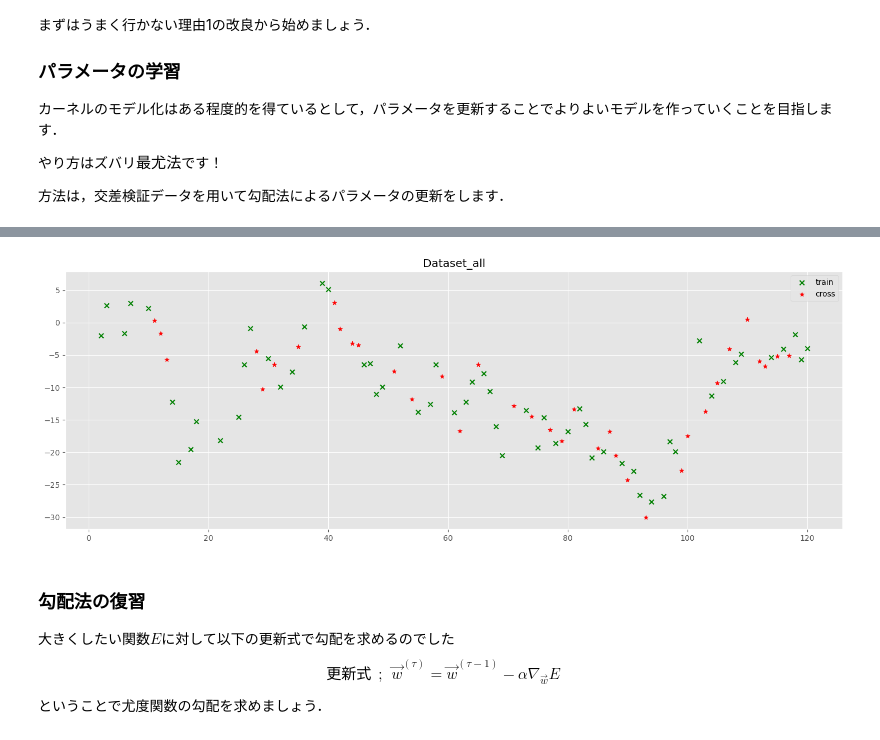
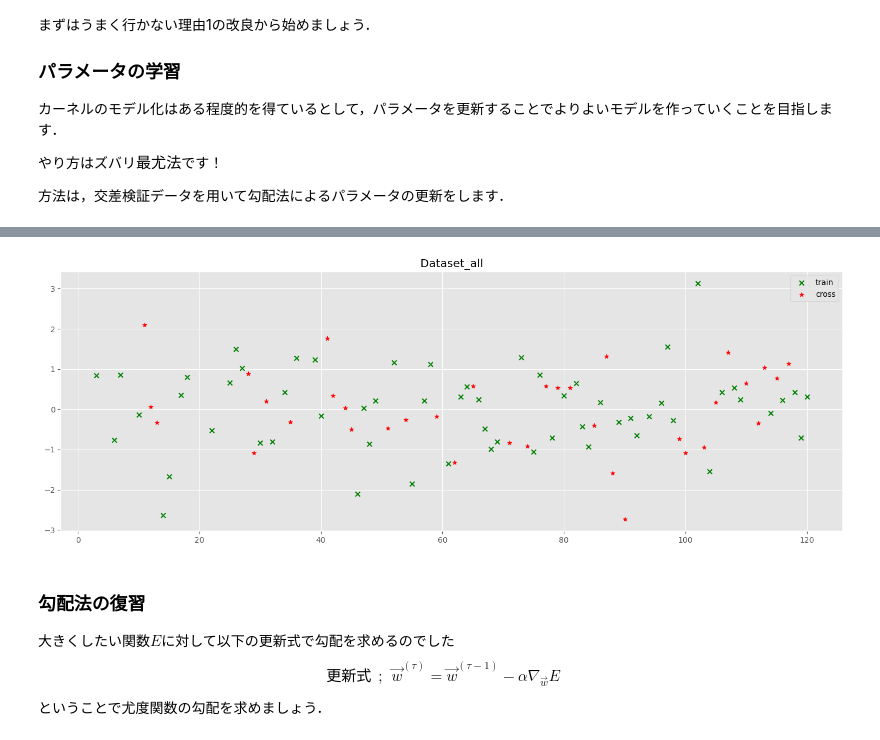
Before and after one commit to LABO-M/Gaussian_process, a Jupyter notebook: Gaussian_Process.ipynb, the cells around one changed output, grey strips where cells are left out. Cells and saved outputs as stored; diff of their text form; code cells hidden in the pictures.

```diff
--- a/Gaussian_Process.ipynb
+++ b/Gaussian_Process.ipynb
@@ -333,0 +483,11 @@ plt.show()
+# %%
+from sklearn.preprocessing import StandardScaler
+
+# StandardScalerのインスタンスを作成します
+scaler = StandardScaler()
+
+# 'random_walk'列を標準化します
+D_train['random_walk_scaled'] = scaler.fit_transform(D_train[['random_walk_diff']])
+
+# 結果を表示します
+D_train.head()
@@ -333,0 +503,12 @@ plt.show()
+# %%
+# 交差検証データの差分を取る
+D_cross['random_walk_diff'] = D_cross['random_walk'].diff()
+D_cross = D_cross.dropna()
+# テストデータの差分を取る
+D_test['random_walk_diff'] = D_test['random_walk'].diff()
+D_test = D_test.dropna()
+# %%
+# 'random_walk'列を標準化します
+D_cross['random_walk_scaled'] = scaler.fit_transform(D_cross[['random_walk_diff']])
+# 'random_walk'列を標準化します
+D_test['random_walk_scaled'] = scaler.fit_transform(D_test[['random_walk_diff']])
@@ -832,6 +1367,13 @@ $$
 やり方はズバリ$\textbf{最尤法}$です！
 
 方法は，交差検証データを用いて勾配法によるパラメータの更新をします．
+# %%
+X_train = D_train["x"]
+y_train = D_train["random_walk_scaled"]
+X_cross = D_cross["x"]
+y_cross = D_cross["random_walk_scaled"]
+X_test = D_test["x"]
+y_test = D_test["random_walk_scaled"]
 # %%
 D_cross.head() # 並び替えはしていない，理由は確率的勾配法みたいになるかと思って
 # %% [output]
@@ -844,19 +1386,15 @@ D_cross.head() # 並び替えはしていない，理由は確率的勾配法み
 # %%
 # coding: utf-8
 fig , ax = plt.subplots(figsize=(18, 6))
 
-train_x = D_train["x"]
-train_y = D_train["random_walk"]
-cross_x = D_cross["x"]
-cross_y = D_cross["random_walk"]
-ax.scatter(train_x , train_y,marker='x' , label = 'train',color='green')
-ax.scatter(cross_x , cross_y ,marker = '*' , label = 'cross' ,color='red')
+ax.scatter(X_train , y_train,marker='x' , label = 'train',color='green')
+ax.scatter(X_cross , y_cross ,marker = '*' , label = 'cross' ,color='red')
 ax.set_title("Dataset_all")
 
 ax.legend()
 plt.show()
 # %% [output]
-[figure, old version]
+[figure, new version]
 # %% [markdown]
 ### 勾配法の復習
 大きくしたい関数$E$に対して以下の更新式で勾配を求めるのでした
```
Also changed, not shown: parts of 98 cells of this notebook, 3 other files.
